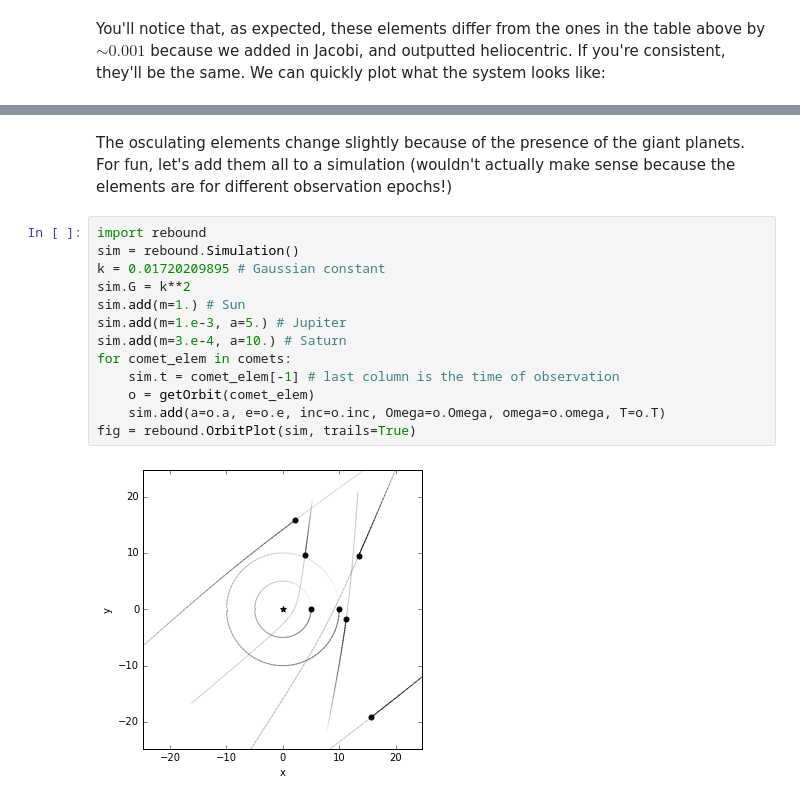
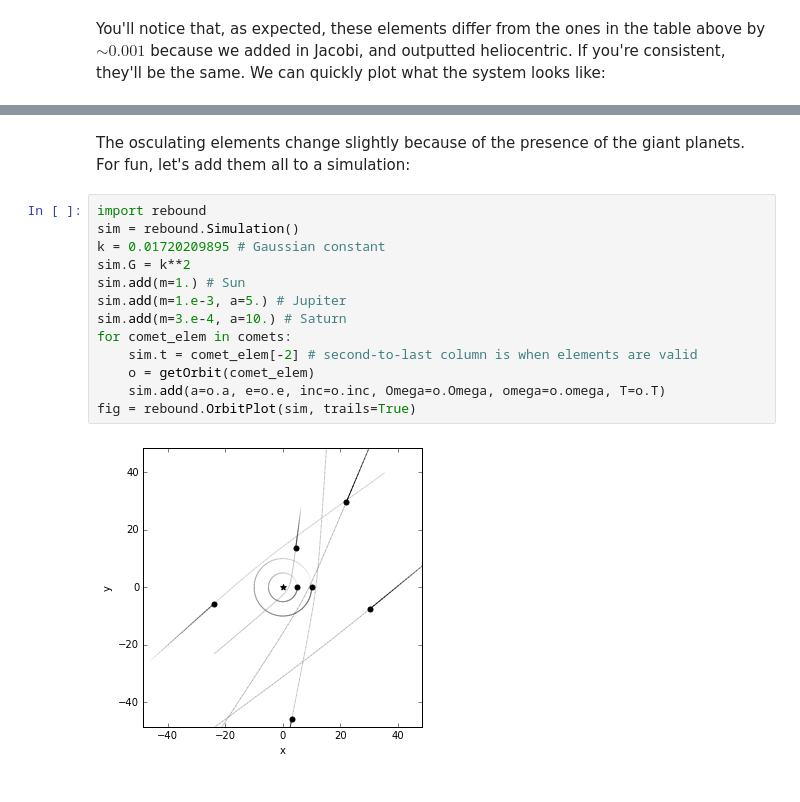
Before and after one commit to hannorein/rebound, a Jupyter notebook: ipython_examples/HyperbolicOrbits.ipynb, the cells around one changed output, grey strips where cells are left out. Cells and saved outputs as stored; diff of their text form.

```diff
--- a/ipython_examples/HyperbolicOrbits.ipynb
+++ b/ipython_examples/HyperbolicOrbits.ipynb
@@ -93,17 +92,17 @@ print(comet.orbit)
 # %% [markdown]
-The osculating elements change slightly because of the presence of the giant planets.  For fun, let's add them all to a simulation (wouldn't actually make sense because the elements are for different observation epochs!)
+The osculating elements change slightly because of the presence of the giant planets.  For fun, let's add them all to a simulation:
 # %%
 import rebound
 sim = rebound.Simulation()
 k = 0.01720209895 # Gaussian constant
 sim.G = k**2
 sim.add(m=1.) # Sun
 sim.add(m=1.e-3, a=5.) # Jupiter
 sim.add(m=3.e-4, a=10.) # Saturn
 for comet_elem in comets:
-    sim.t = comet_elem[-1] # last column is the time of observation
+    sim.t = comet_elem[-2] # second-to-last column is when elements are valid
     o = getOrbit(comet_elem)
     sim.add(a=o.a, e=o.e, inc=o.inc, Omega=o.Omega, omega=o.omega, T=o.T)
 fig = rebound.OrbitPlot(sim, trails=True)
 # %% [output]
-[figure, old version]
+[figure, new version]
```
Also changed, not shown: parts of 7 cells of this notebook.
